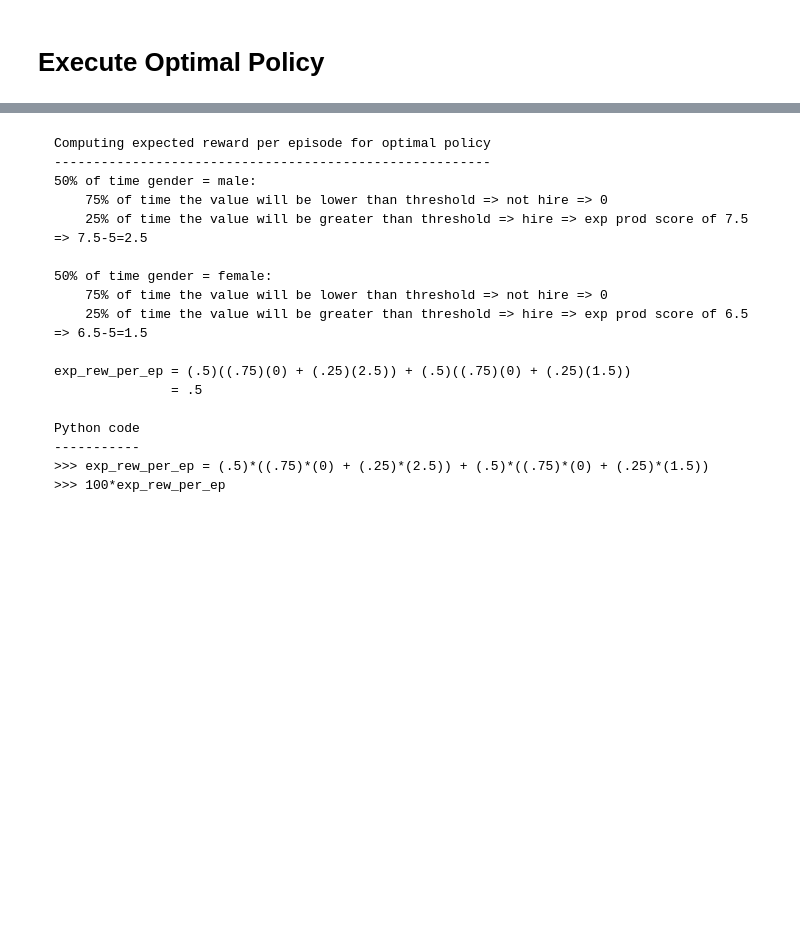
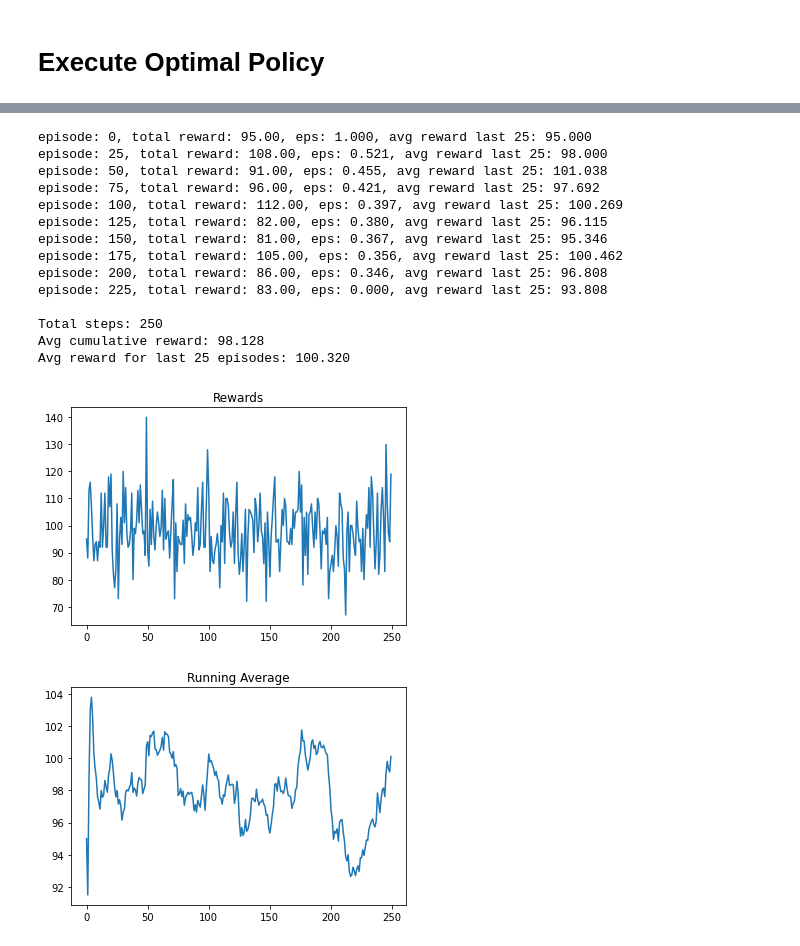
Before and after one commit to jackblandin/gym-hiring, a Jupyter notebook: experiments/optimal-fairness-policy.ipynb, the cells around one changed output, grey strips where cells are left out. Drawn from its saved outputs; the diff is of its cells as text; code cells hidden in the pictures; blank space fills up the shorter version.

````diff
--- a/experiments/optimal-fairness-policy.ipynb
+++ b/experiments/optimal-fairness-policy.ipynb
@@ -124,23 +131,52 @@ Avg reward for last 100 episodes: 48.950
-# %% [markdown]
-```
-Computing expected reward per episode for optimal policy
---------------------------------------------------------
-50% of time gender = male:
-    75% of time the value will be lower than threshold => not hire => 0
-    25% of time the value will be greater than threshold => hire => exp prod score of 7.5 => 7.5-5=2.5
-
-50% of time gender = female:
-    75% of time the value will be lower than threshold => not hire => 0
-    25% of time the value will be greater than threshold => hire => exp prod score of 6.5 => 6.5-5=1.5
-
-exp_rew_per_ep = (.5)((.75)(0) + (.25)(2.5)) + (.5)((.75)(0) + (.25)(1.5))
-               = .5
-
-Python code
------------
->>> exp_rew_per_ep = (.5)*((.75)*(0) + (.25)*(2.5)) + (.5)*((.75)*(0) + (.25)*(1.5))
->>> 100*exp_rew_per_ep
-```
+# %%
+MEN_LOW = 1
+MEN_HIGH = 5
+WOM_LOW = 0
+WOM_HIGH = 4
+
+men_50th = (.50*(MEN_HIGH-1 - MEN_LOW))+ MEN_LOW
+wom_50th = (.50*(WOM_HIGH-1 - WOM_LOW))+ WOM_LOW
+
+observation_function = [
+    [0, 0],  # gender=F, prod_score=0,
+    [0, 1],  # gender=F, prod_score=1,
+    [0, 2],  # gender=F, prod_score=2,
+    [0, 3],  # gender=F, prod_score=3,
+    [0, 4],  # gender=F, prod_score=4,
+    [1, 0],  # gender=M, prod_score=0,
+    [1, 1],  # gender=M, prod_score=1,
+    [1, 2],  # gender=M, prod_score=2,
+    [1, 3],  # gender=M, prod_score=3,
+    [1, 4],  # gender=M, prod_score=4,
+]
+
+model = OptimalFairHiringPolicy([wom_50th, men_50th], observation_function)
+
+model._compute_policy()
+# %%
+args = {'max_steps_per_episode': 100}
+
+env = gym.make('hiring-v0', **args)
+start_obs = env.reset()
+
+play_n_episodes(env, model, n=250)
+# %% [output]
+episode: 0, total reward: 95.00, eps: 1.000, avg reward last 25: 95.000
+episode: 25, total reward: 108.00, eps: 0.521, avg reward last 25: 98.000
+episode: 50, total reward: 91.00, eps: 0.455, avg reward last 25: 101.038
+episode: 75, total reward: 96.00, eps: 0.421, avg reward last 25: 97.692
+episode: 100, total reward: 112.00, eps: 0.397, avg reward last 25: 100.269
+episode: 125, total reward: 82.00, eps: 0.380, avg reward last 25: 96.115
+episode: 150, total reward: 81.00, eps: 0.367, avg reward last 25: 95.346
+episode: 175, total reward: 105.00, eps: 0.356, avg reward last 25: 100.462
+episode: 200, total reward: 86.00, eps: 0.346, avg reward last 25: 96.808
+episode: 225, total reward: 83.00, eps: 0.000, avg reward last 25: 93.808
+
+Total steps: 250
+Avg cumulative reward: 98.128
+Avg reward for last 25 episodes: 100.320
+[figure, added]
+[figure, added]
 # %%
 plt.rc('font', size=14)
 fig, ax = plt.subplots(1, 1, figsize=(10, 5))
````
Also changed, not shown: parts of 16 cells of this notebook, 7 other files.
